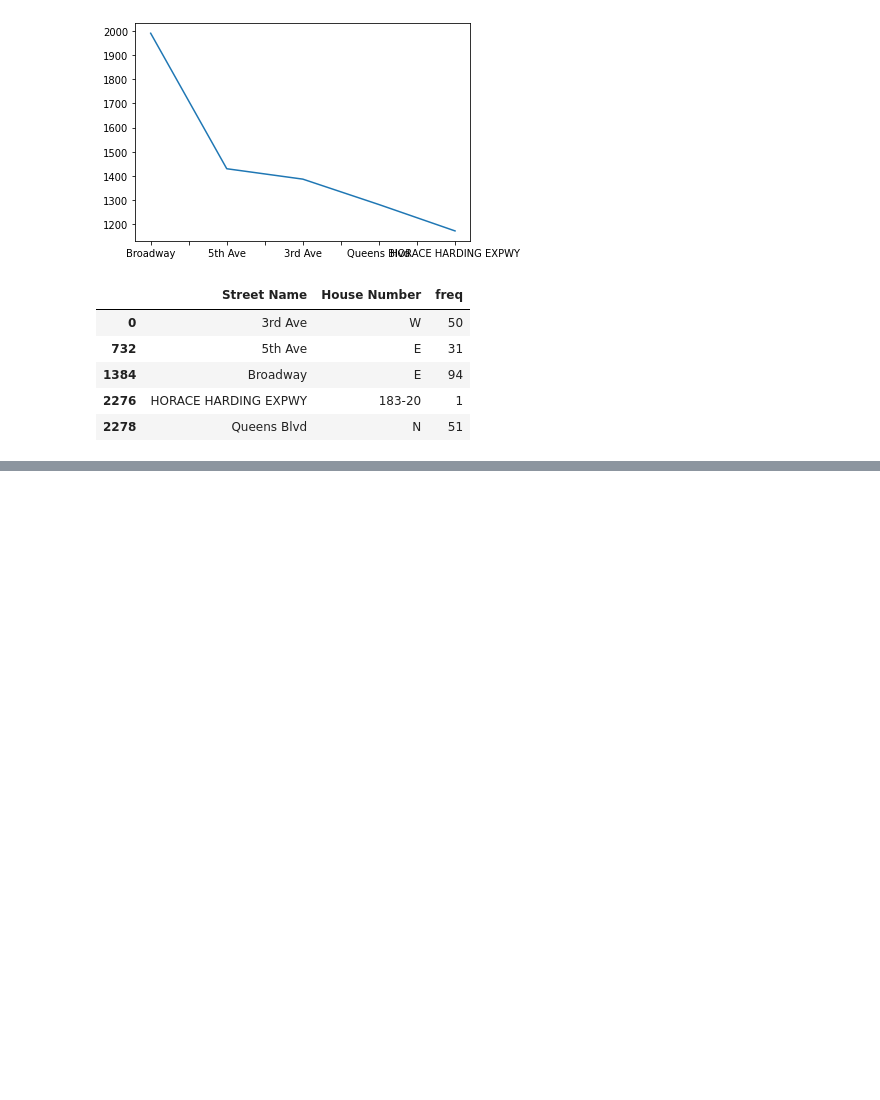
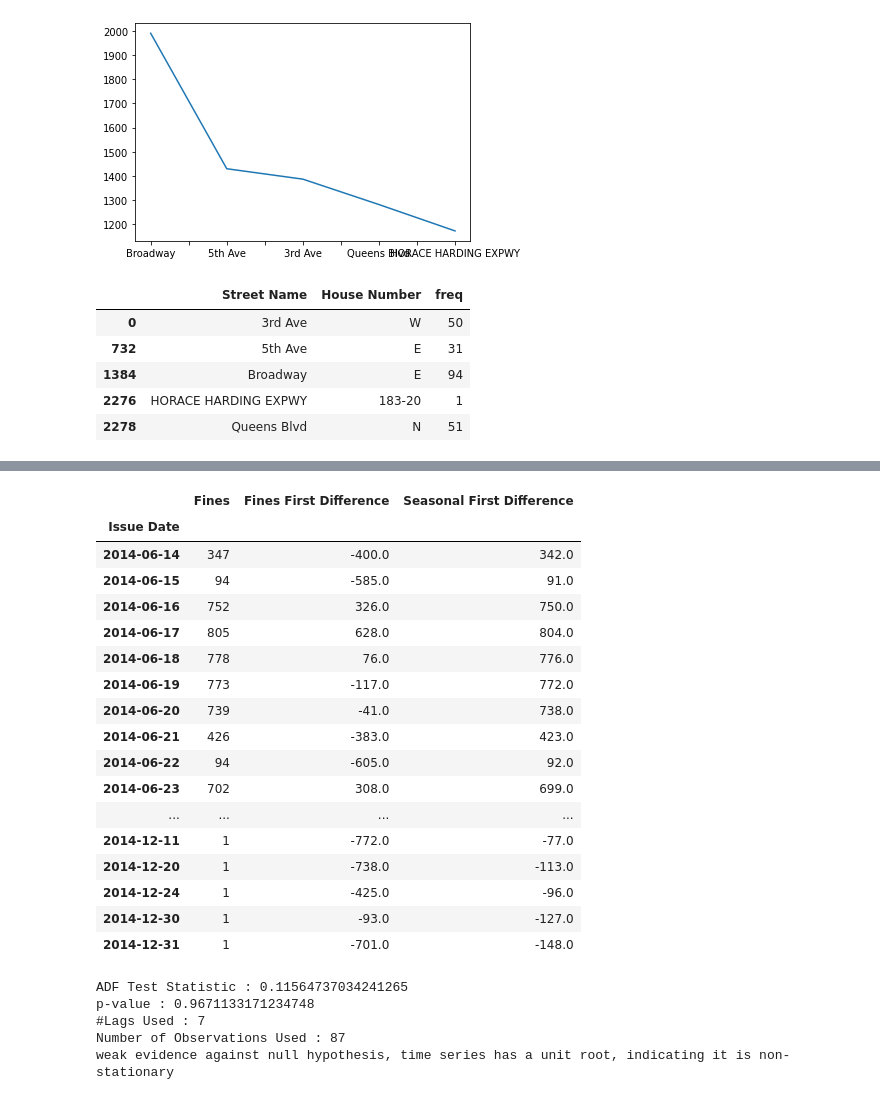
Before and after one commit to FStrean/NYC-Parking-Tickets-Analisis, a Jupyter notebook: NYC-Parking-Tickets-Analisis.ipynb, the cells around one changed output, grey strips where cells are left out. Cells and saved outputs as stored; diff of their text form; code cells hidden in the pictures; blank space fills up the shorter version.

```diff
--- a/NYC-Parking-Tickets-Analisis.ipynb
+++ b/NYC-Parking-Tickets-Analisis.ipynb
@@ -745,3 +373,0 @@ finecount_bydate_after2000['TOYOT'].tail(15)
-# %%
-finecount_bydate_after2000['TOYOT']['Seasonal First Difference']=finecount_bydate['Fines']-finecount_bydate['Fines'].shift(365)
-finecount_bydate_after2000['TOYOT'].tail(40)
@@ -790,3 +373,0 @@ weak evidence against null hypothesis, time series has a unit root, indicating i
-# %%
-finecount_bydate_after2000['HYUND']['Fines First Difference'] = finecount_bydate['Fines'] - finecount_bydate['Fines'].shift(30)
-finecount_bydate_after2000['HYUND'].tail(15)
@@ -811,3 +373,0 @@ finecount_bydate_after2000['HYUND'].tail(15)
-# %%
-finecount_bydate_after2000['HYUND']['Seasonal First Difference']=finecount_bydate['Fines']-finecount_bydate['Fines'].shift(365)
-finecount_bydate_after2000['HYUND'].tail(40)
@@ -847,0 +645,3 @@ finecount_bydate_after2000['HYUND']['Seasonal First Difference'].plot()
+# %%
+finecount_bydate_after2000['DODGE']['Fines First Difference'] = finecount_bydate_after2000['DODGE']['Fines'] - finecount_bydate_after2000['DODGE']['Fines'].shift(30)
+finecount_bydate_after2000['DODGE'].tail(15)
@@ -847,0 +666,30 @@ finecount_bydate_after2000['HYUND']['Seasonal First Difference'].plot()
+# %%
+finecount_bydate_after2000['DODGE']['Seasonal First Difference']=finecount_bydate_after2000['DODGE']['Fines']-finecount_bydate_after2000['DODGE']['Fines'].shift(365)
+finecount_bydate_after2000['DODGE'].tail(40)
+# %% [output]
+|  | Fines | Fines First Difference | Seasonal First Difference |
+| Issue Date |  |  |  |
+| 2014-06-14 | 347 | -400.0 | 342.0 |
+| 2014-06-15 | 94 | -585.0 | 91.0 |
+| 2014-06-16 | 752 | 326.0 | 750.0 |
+| 2014-06-17 | 805 | 628.0 | 804.0 |
+| 2014-06-18 | 778 | 76.0 | 776.0 |
+| 2014-06-19 | 773 | -117.0 | 772.0 |
+| 2014-06-20 | 739 | -41.0 | 738.0 |
+| 2014-06-21 | 426 | -383.0 | 423.0 |
+| 2014-06-22 | 94 | -605.0 | 92.0 |
+| 2014-06-23 | 702 | 308.0 | 699.0 |
+| ... | ... | ... | ... |
+| 2014-12-11 | 1 | -772.0 | -77.0 |
+| 2014-12-20 | 1 | -738.0 | -113.0 |
+| 2014-12-24 | 1 | -425.0 | -96.0 |
+| 2014-12-30 | 1 | -93.0 | -127.0 |
+| 2014-12-31 | 1 | -701.0 | -148.0 |
+# %%
+adfuller_test(finecount_bydate_after2000['DODGE']['Seasonal First Difference'].dropna())
+# %% [output]
+ADF Test Statistic : 0.11564737034241265
+p-value : 0.9671133171234748
+#Lags Used : 7
+Number of Observations Used : 87
+weak evidence against null hypothesis, time series has a unit root, indicating it is non-stationary
```
Also changed, not shown: parts of 108 cells of this notebook.
